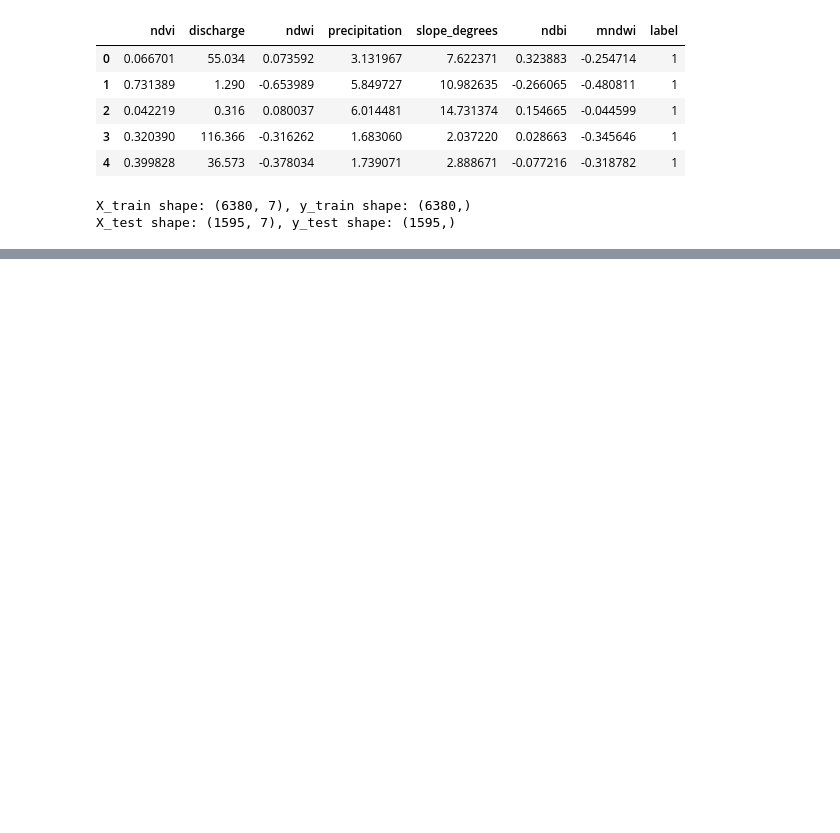
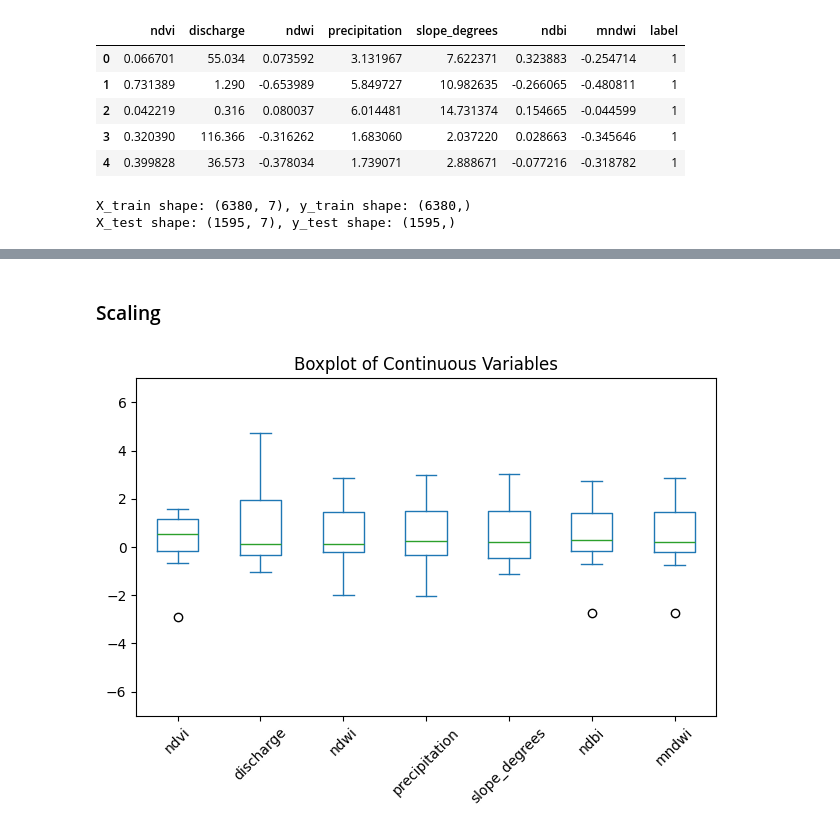
Before and after one commit to alinioan/Hydropower-plant-prediction, a Jupyter notebook: main.ipynb, the cells around one changed output, grey strips where cells are left out. Cells and saved outputs as stored; diff of their text form; code cells hidden in the pictures; blank space fills up the shorter version.

```diff
--- a/main.ipynb
+++ b/main.ipynb
@@ -46,3 +77,24 @@ X_test = X_test_imputed
+# %% [markdown]
+### Scaling
+# %%
+scaler = StandardScaler()
+train_scaled = X_train.copy()
+test_scaled = X_test.copy()
+
+train_scaled[COLUMNS] = scaler.fit_transform(X_train[COLUMNS])
+test_scaled[COLUMNS] = scaler.transform(X_test[COLUMNS])
+
+X_train = train_scaled
+X_test = test_scaled
+
+X_train.describe().plot.box()
+plt.title('Boxplot of Continuous Variables')
+plt.xticks(rotation=45)
+plt.ylim(top=7, bottom=-7)
+plt.tight_layout()
+plt.show()
+# %% [output]
+[figure, added]
 # %%
 from sklearn.ensemble import RandomForestClassifier
 from sklearn.metrics import accuracy_score, classification_report
```
Also changed, not shown: parts of 8 cells of this notebook, 3 other files.
